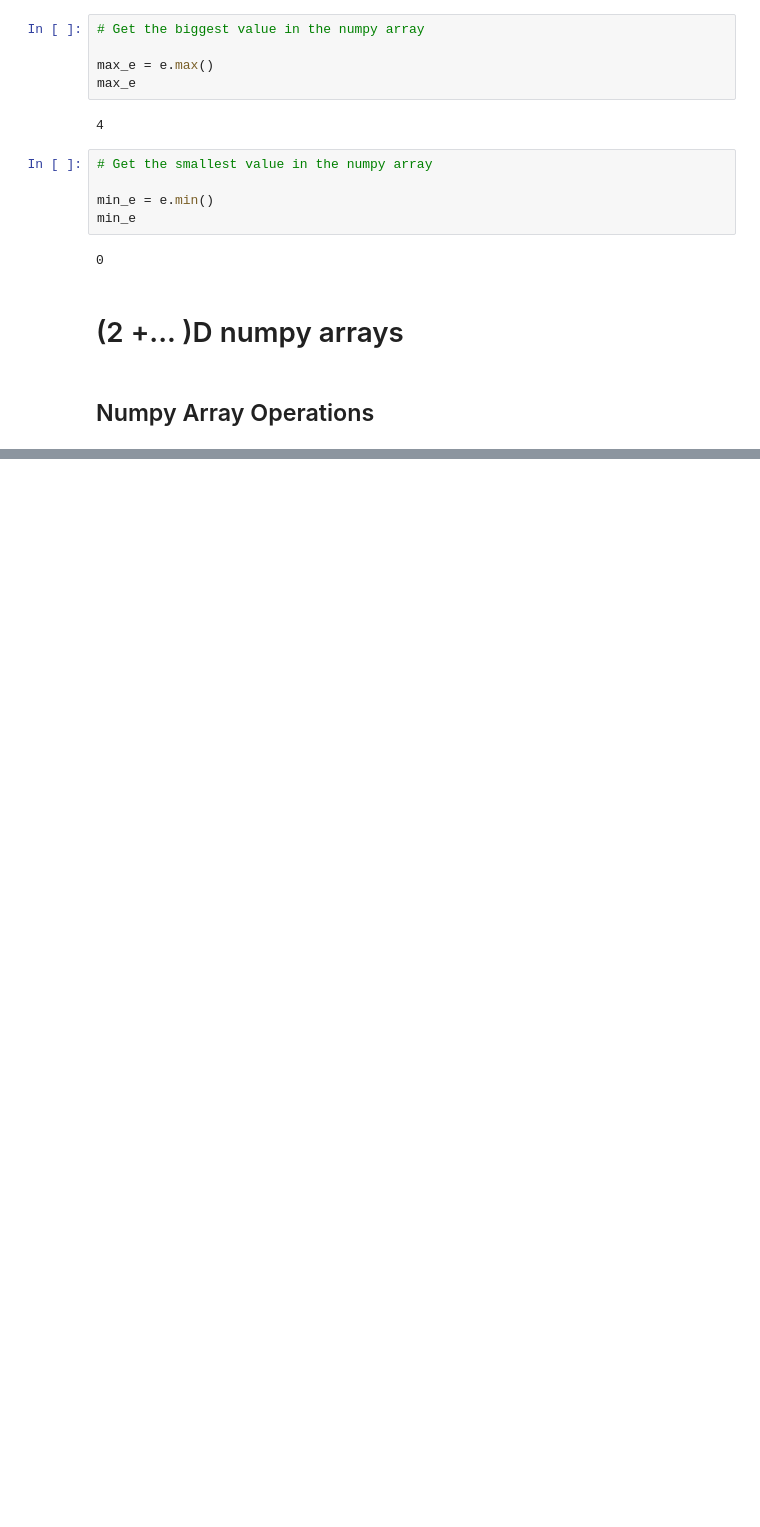
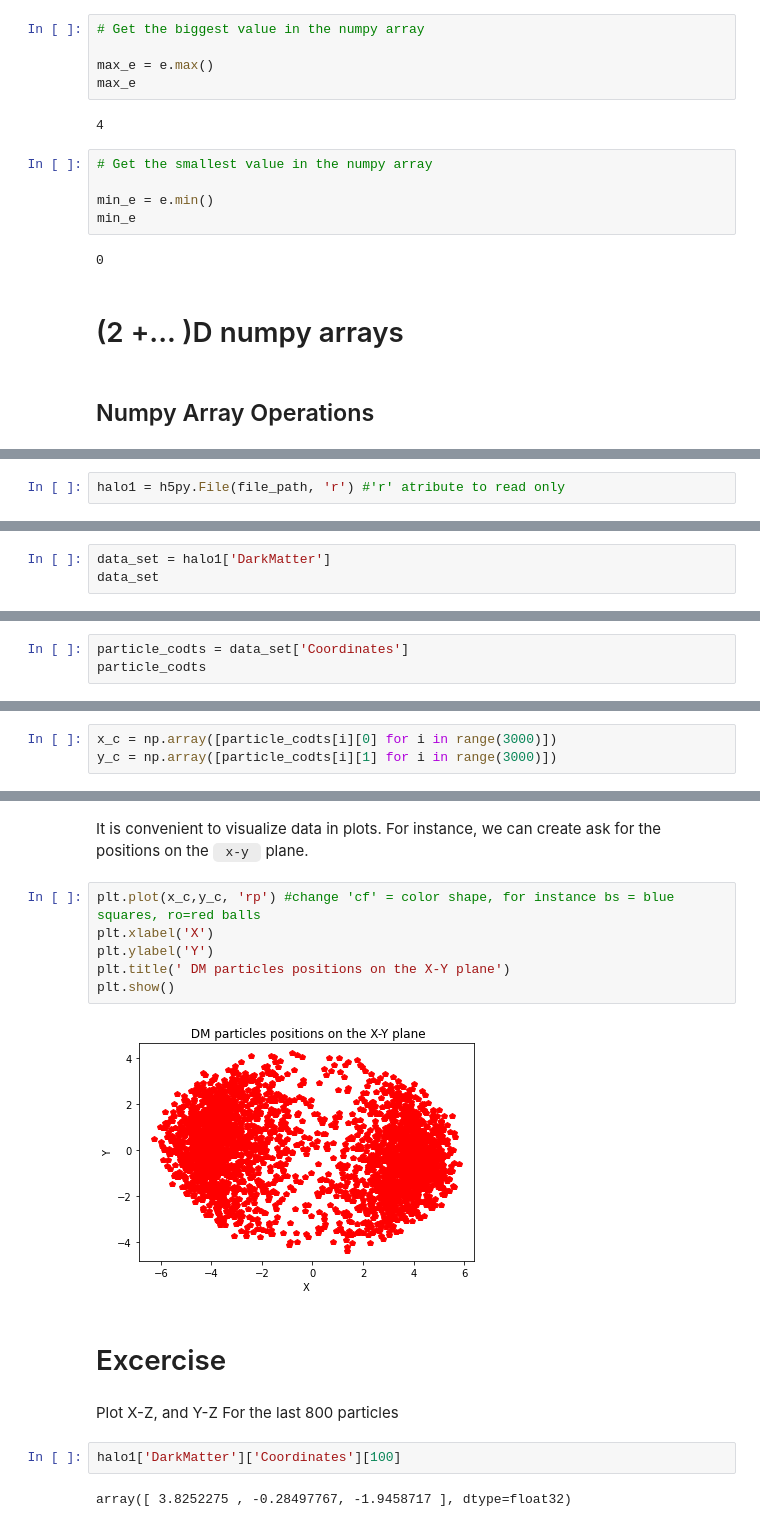
Before and after one commit to EXPLORE-for-students/python-tutorials, a Jupyter notebook: Tutorial 2/Tutorial_2_Data_structures.ipynb, the cells around one changed output, grey strips where cells are left out. Saved outputs shown, nothing was run; the diff lists cells and outputs as text; blank space fills up the shorter version.

```diff
--- a/Tutorial 2/Tutorial_2_Data_structures.ipynb
+++ b/Tutorial 2/Tutorial_2_Data_structures.ipynb
@@ -269,0 +220,2 @@ min_e
+# %%
+halo1 = h5py.File(file_path, 'r') #'r' atribute to read only
@@ -269,0 +236,3 @@ min_e
+# %%
+data_set = halo1['DarkMatter']
+data_set
@@ -269,0 +249,3 @@ min_e
+# %%
+particle_codts = data_set['Coordinates']
+particle_codts
@@ -269,0 +256,3 @@ min_e
+# %%
+x_c = np.array([particle_codts[i][0] for i in range(3000)])
+y_c = np.array([particle_codts[i][1] for i in range(3000)])
@@ -269,0 +279,18 @@ min_e
+# %% [markdown]
+It is convenient to visualize data in plots. For instance, we can create ask for the positions on the <code> x-y </code> plane.
+# %%
+plt.plot(x_c,y_c, 'rp') #change 'cf' = color shape, for instance bs = blue squares, ro=red balls
+plt.xlabel('X')
+plt.ylabel('Y')
+plt.title(' DM particles positions on the X-Y plane')
+plt.show()
+# %% [output]
+[figure, added]
+# %% [markdown]
+# Excercise
+# %% [markdown]
+Plot X-Z, and Y-Z For  the last 800 particles
+# %%
+halo1['DarkMatter']['Coordinates'][100]
+# %% [output]
+array([ 3.8252275 , -0.28497767, -1.9458717 ], dtype=float32)
```
Also changed, not shown: parts of 45 cells of this notebook, 1 other file.
